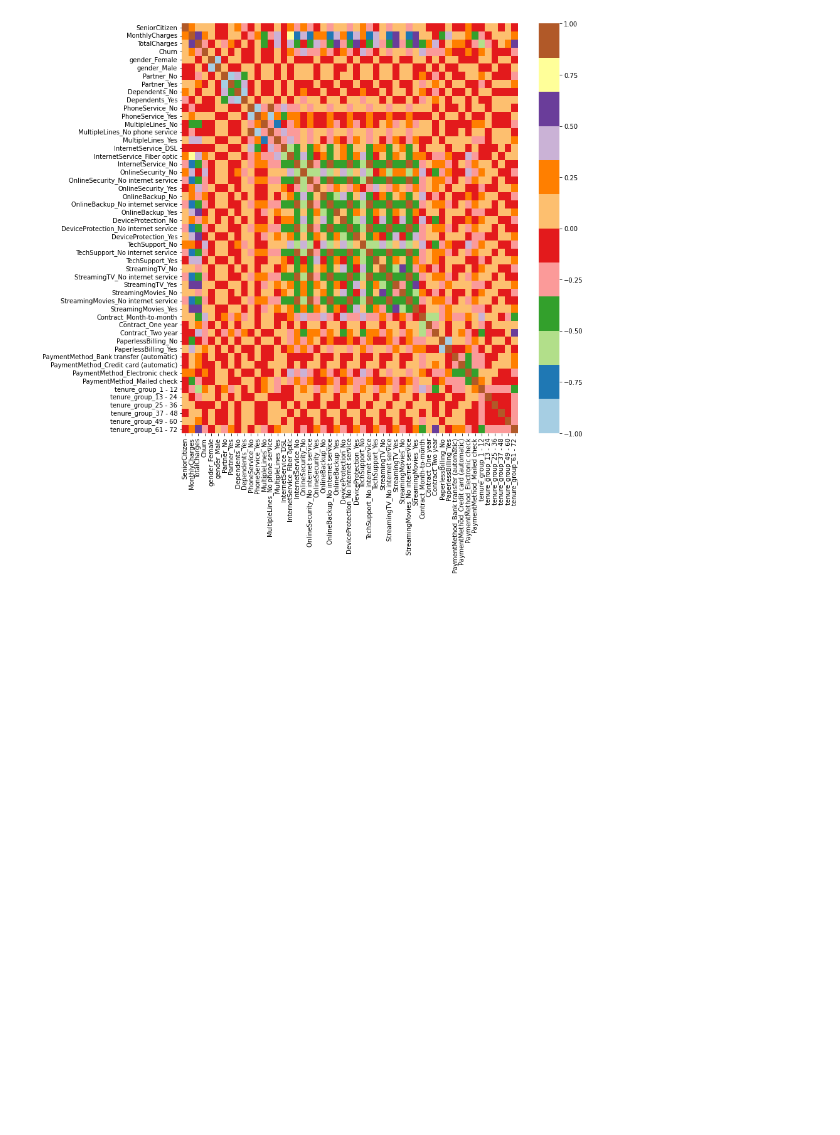
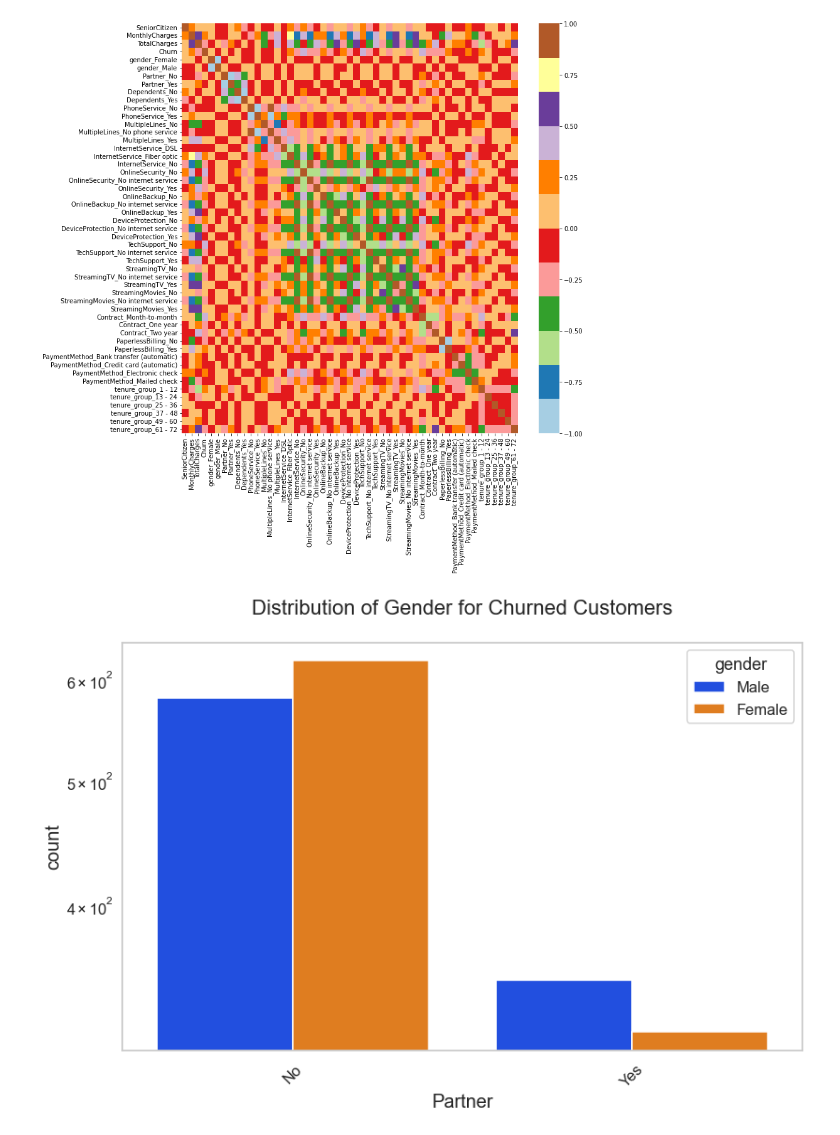
Before and after one commit to maxoblein/customerChurn, a Jupyter notebook: churn_analysis.ipynb, the cells around one changed output. Saved outputs shown, nothing was run; the diff lists cells and outputs as text; code cells hidden in the pictures; blank space fills up the shorter version.

```diff
--- a/churn_analysis.ipynb
+++ b/churn_analysis.ipynb
@@ -287,3 +287,7 @@ def uniplot(df,col,title,hue =None):
     ax = sns.countplot(data = df, x= col, order=df[col].value_counts().index,hue = hue,palette='bright')
 
     plt.show()
+# %%
+uniplot(data_churned,col='Partner',title='Distribution of Gender for Churned Customers',hue='gender')
+# %% [output]
+[figure, added]
```
Also changed, not shown: parts of 6 cells of this notebook.
